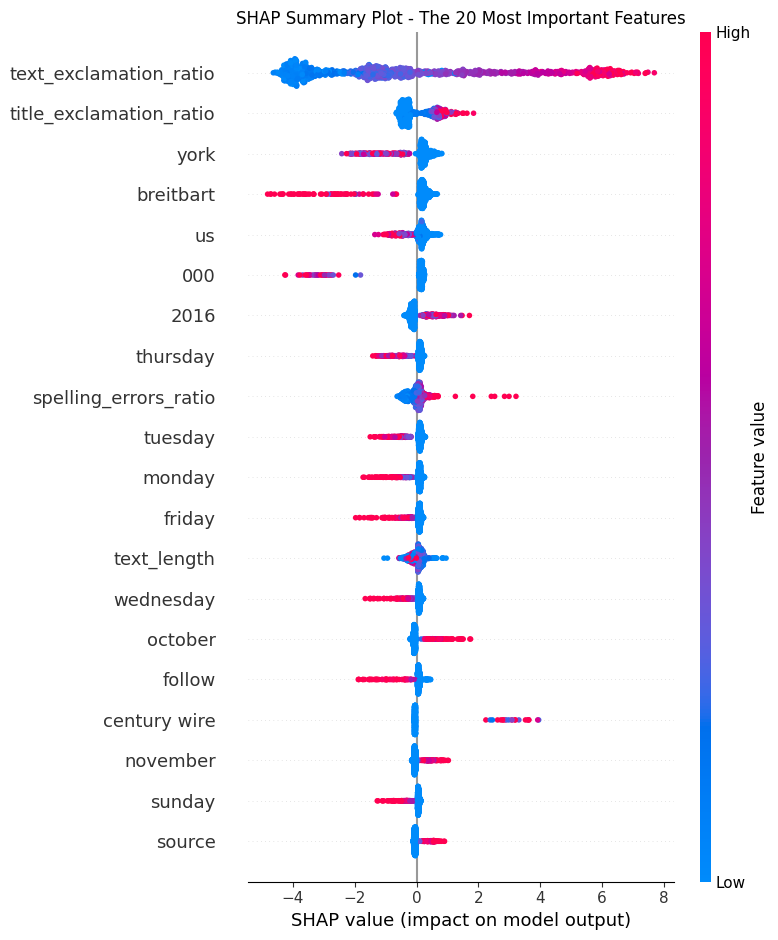
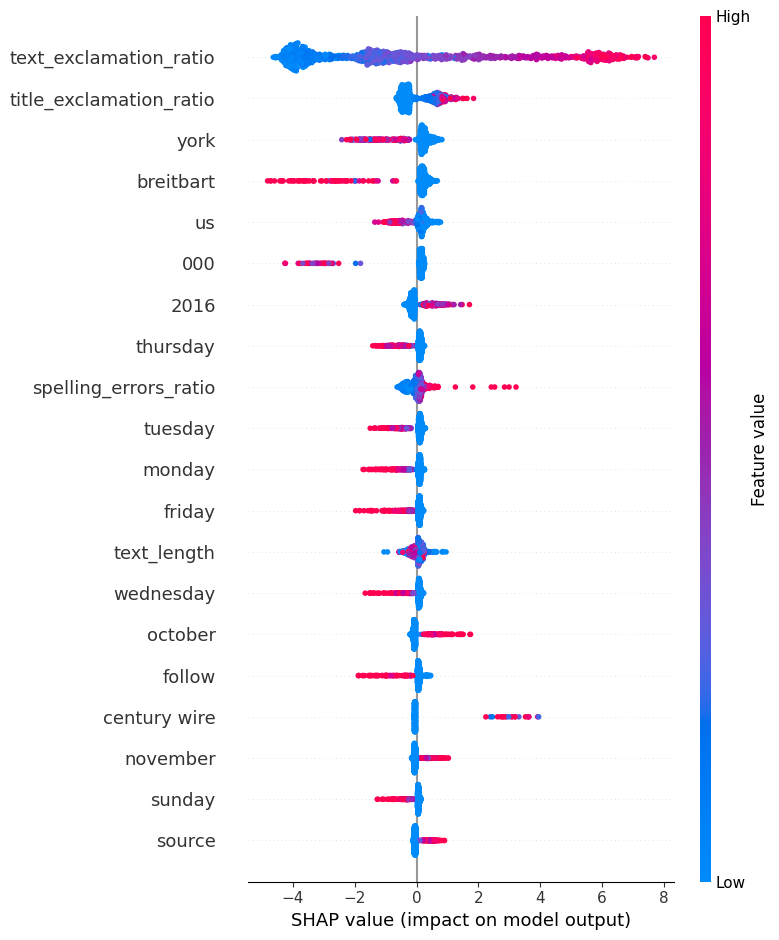
The notebook cell's code change between the first figure and the second:
--- before
+++ after
@@ -3,5 +3,5 @@
 X_test_sample = X_test_final.tocsr()[:1000].toarray()
 
-print("Calculating SHAP values...")
+final_tuned_lgbm = joblib.load('saved_models/lightgbm_tuned.pkl')
 explainer = shap.TreeExplainer(final_tuned_lgbm)
 shap_values = explainer.shap_values(X_test_sample)
@@ -14,5 +14,4 @@
 # Summary Plot with the top 20 most important features
 plt.figure(figsize=(10, 6))
-plt.title("SHAP Summary Plot - The 20 Most Important Features")
 shap.summary_plot(
     shap_values_to_plot, 

Commit: Add confusion matrices of cross validation predictions